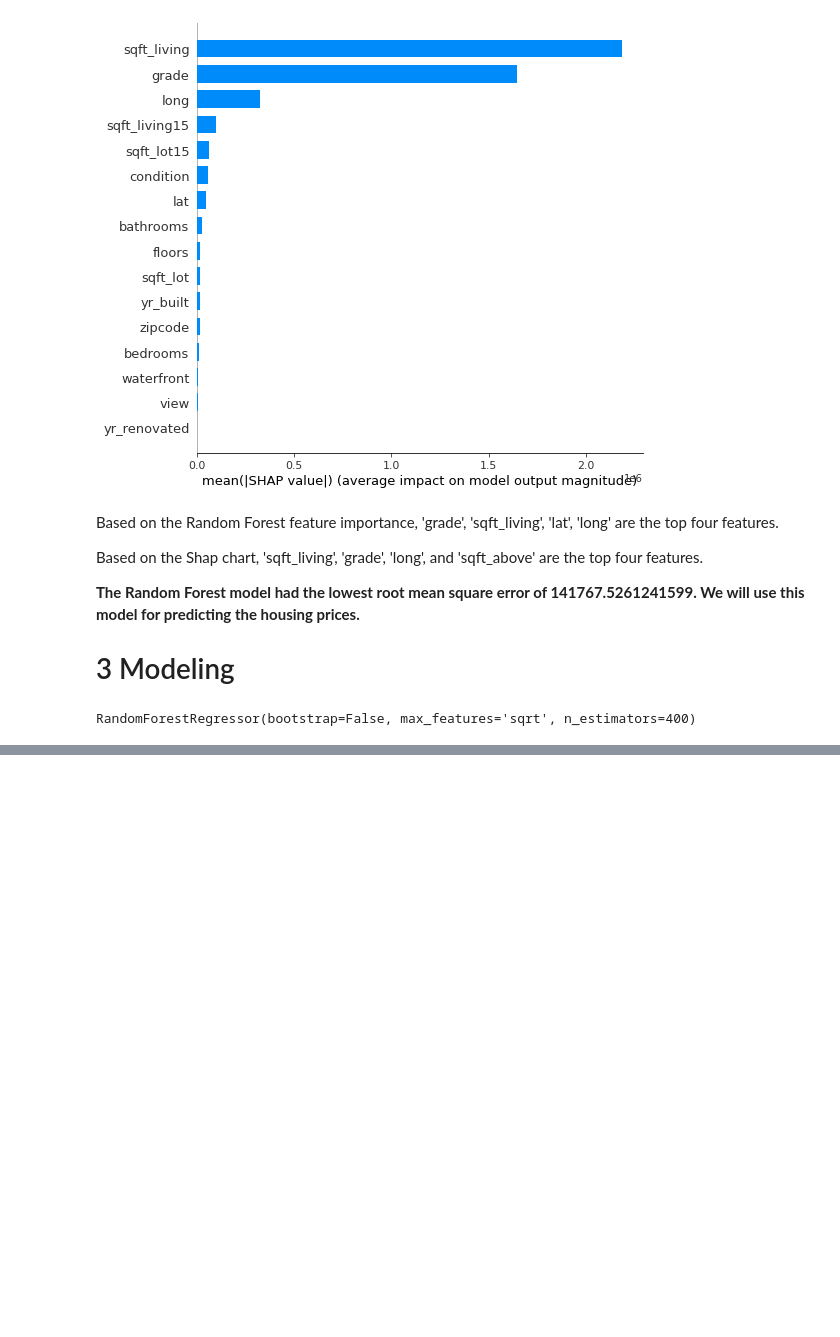
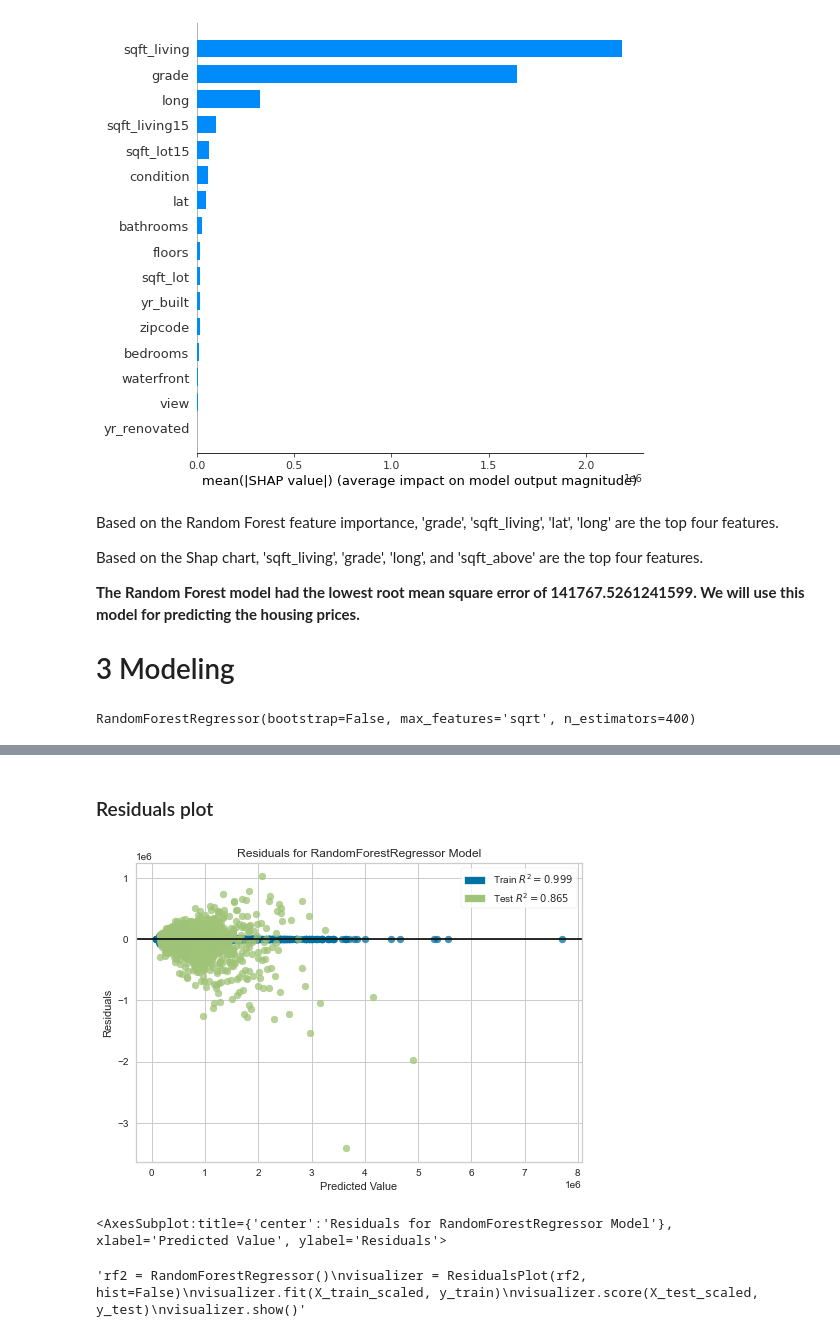
Before and after one commit to KierraDangerfield/Springboard, a Jupyter notebook: Capstone 2 Modeling/Capstone 2 Modeling Housing Price.ipynb, the cells around one changed output, grey strips where cells are left out. Cells and saved outputs as stored; diff of their text form; code cells hidden in the pictures; blank space fills up the shorter version.

```diff
--- a/Capstone 2 Modeling/Capstone 2 Modeling Housing Price.ipynb
+++ b/Capstone 2 Modeling/Capstone 2 Modeling Housing Price.ipynb
@@ -605,0 +641,20 @@ Based on the R² score, it tells us that it is 87% fitted to the data.
+# %% [markdown]
+### Residuals plot
+# %%
+from yellowbrick.regressor import ResidualsPlot
+
+visualizer = ResidualsPlot(rf_model, hist=False)
+visualizer.fit(X_train_scaled, y_train)
+visualizer.score(X_test_scaled, y_test)
+visualizer.show()
+# %% [output]
+[figure, added]
+<AxesSubplot:title={'center':'Residuals for RandomForestRegressor Model'}, xlabel='Predicted Value', ylabel='Residuals'>
+# %%
+"""rf2 = RandomForestRegressor()
+visualizer = ResidualsPlot(rf2, hist=False)
+visualizer.fit(X_train_scaled, y_train)
+visualizer.score(X_test_scaled, y_test)
+visualizer.show()"""
+# %% [output]
+'rf2 = RandomForestRegressor()\nvisualizer = ResidualsPlot(rf2, hist=False)\nvisualizer.fit(X_train_scaled, y_train)\nvisualizer.score(X_test_scaled, y_test)\nvisualizer.show()'
```
Also changed, not shown: parts of 6 cells of this notebook.
